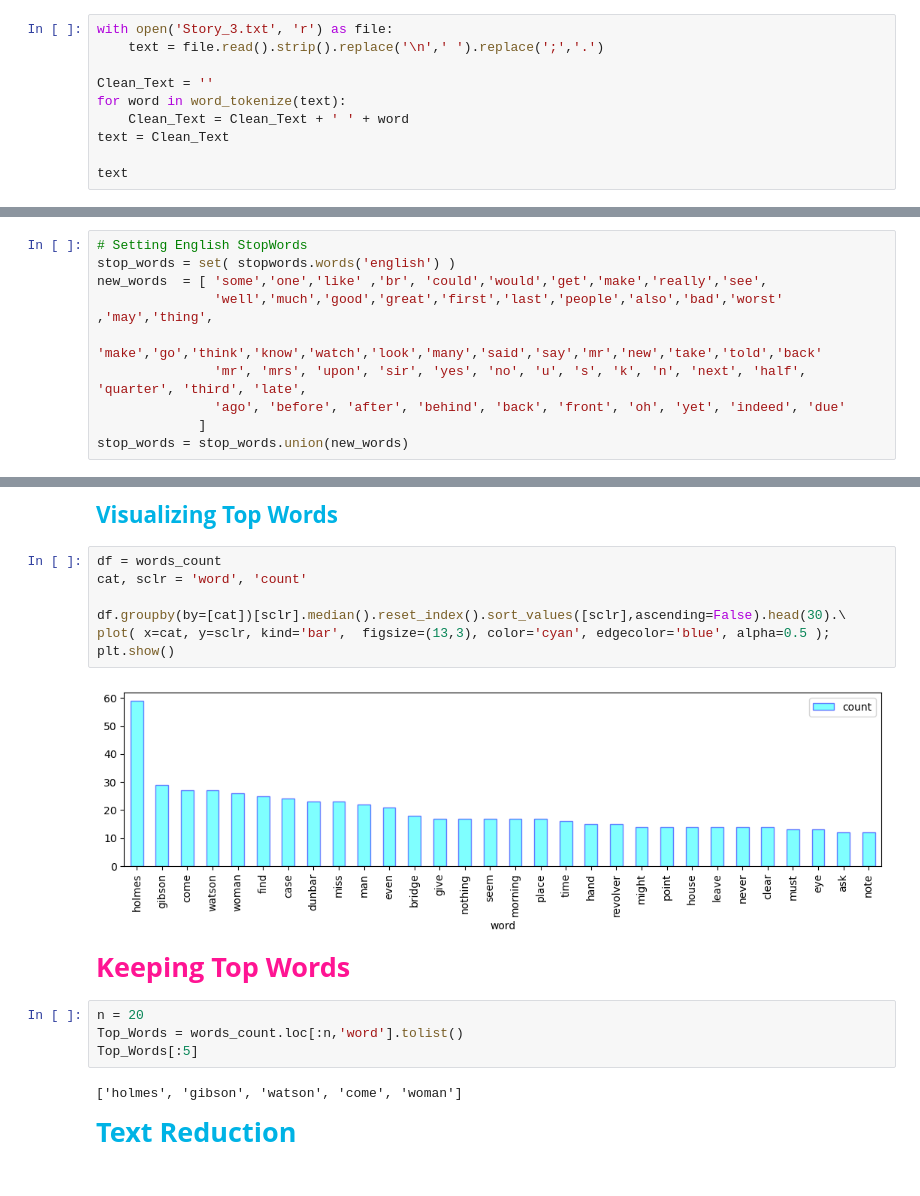
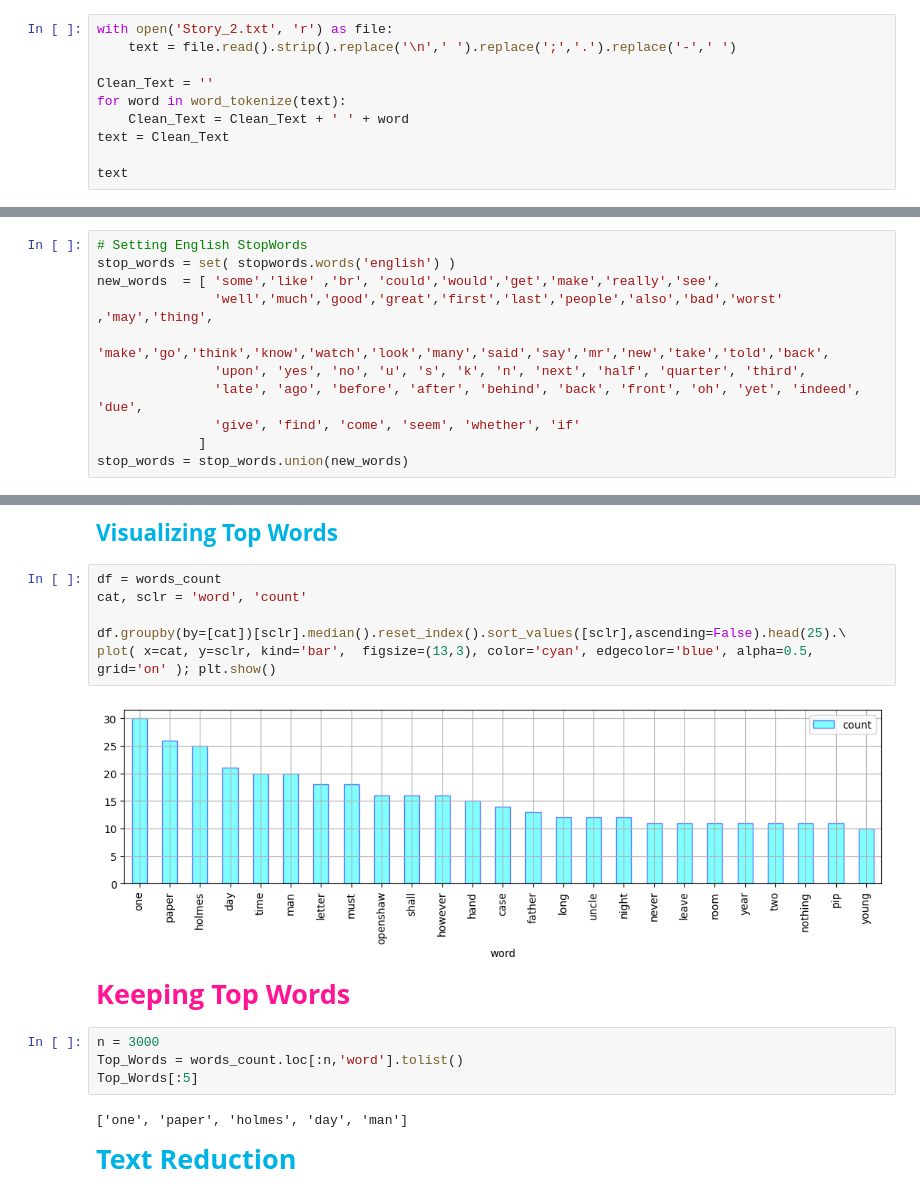
Before and after one commit to seyed7seyed/NLP, a Jupyter notebook: Text_Summarizer.ipynb, the cells around one changed output, grey strips where cells are left out. Drawn from its saved outputs; the diff is of its cells as text.

```diff
--- a/Text_Summarizer.ipynb
+++ b/Text_Summarizer.ipynb
@@ -56,8 +56,8 @@ from nltk.stem             import WordNetLemmatizer
 #####
 <span style="font-family:Arial; font-weight:Bold; font-size:1.8em; color:deeppink;"> loading dataset
 # %%
-with open('Story_3.txt', 'r') as file:
-    text = file.read().strip().replace('\n',' ').replace(';','.')
+with open('Story_2.txt', 'r') as file:
+    text = file.read().strip().replace('\n',' ').replace(';','.').replace('-',' ')
 
 Clean_Text = ''
 for word in word_tokenize(text):
@@ -102,11 +102,12 @@ data['text'] = data['text'].apply(into_lower)
 # %%
 # Setting English StopWords
 stop_words = set( stopwords.words('english') )
-new_words  = [ 'some','one','like' ,'br', 'could','would','get','make','really','see',
+new_words  = [ 'some','like' ,'br', 'could','would','get','make','really','see',
                'well','much','good','great','first','last','people','also','bad','worst' ,'may','thing',
-               'make','go','think','know','watch','look','many','said','say','mr','new','take','told','back'
-               'mr', 'mrs', 'upon', 'sir', 'yes', 'no', 'u', 's', 'k', 'n', 'next', 'half', 'quarter', 'third', 'late',
-               'ago', 'before', 'after', 'behind', 'back', 'front', 'oh', 'yet', 'indeed', 'due'
+               'make','go','think','know','watch','look','many','said','say','mr','new','take','told','back',
+               'upon', 'yes', 'no', 'u', 's', 'k', 'n', 'next', 'half', 'quarter', 'third',
+               'late', 'ago', 'before', 'after', 'behind', 'back', 'front', 'oh', 'yet', 'indeed', 'due',
+               'give', 'find', 'come', 'seem', 'whether', 'if'
              ]
 stop_words = stop_words.union(new_words)
 # %% [markdown]
@@ -214,19 +227,19 @@ words_count.head(5)
 # %%
 df = words_count
 cat, sclr = 'word', 'count'
 
-df.groupby(by=[cat])[sclr].median().reset_index().sort_values([sclr],ascending=False).head(30).\
-plot( x=cat, y=sclr, kind='bar',  figsize=(13,3), color='cyan', edgecolor='blue', alpha=0.5 ); plt.show()
+df.groupby(by=[cat])[sclr].median().reset_index().sort_values([sclr],ascending=False).head(25).\
+plot( x=cat, y=sclr, kind='bar',  figsize=(13,3), color='cyan', edgecolor='blue', alpha=0.5, grid='on' ); plt.show()
 # %% [output]
-[figure, old version]
+[figure, new version]
 # %% [markdown]
 <span style="font-family:Arial; font-weight:Bold; font-size:1.8em; color:deeppink;"> Keeping Top Words
 # %%
-n = 20
+n = 3000
 Top_Words = words_count.loc[:n,'word'].tolist()
 Top_Words[:5]
 # %% [output]
-['holmes', 'gibson', 'watson', 'come', 'woman']
+['one', 'paper', 'holmes', 'day', 'man']
 # %% [markdown]
 <span style="font-family:Arial; font-weight:Bold; font-size:1.8em; color:#00b3e5;"> Text Reduction
 # %%
```
Also changed, not shown: parts of 19 cells of this notebook.
